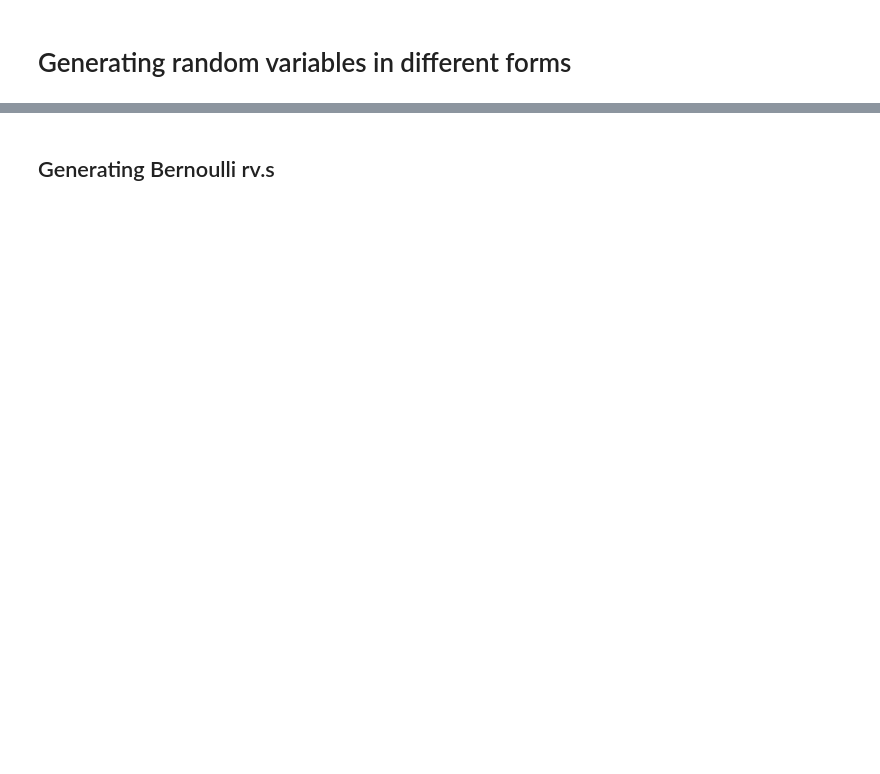
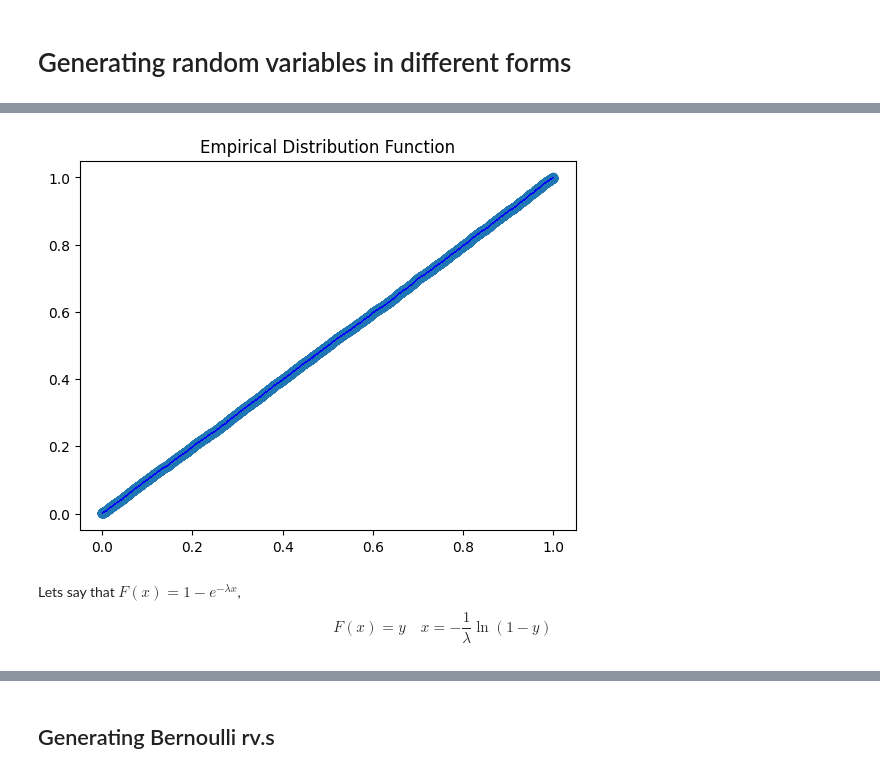
Before and after one commit to bradleybands/IDS, a Jupyter notebook: notebooks/08-GeneratingRandomVariables.ipynb, the cells around one changed output, grey strips where cells are left out. Cells and saved outputs as stored; diff of their text form; code cells hidden in the pictures; blank space fills up the shorter version.

```diff
--- a/notebooks/08-GeneratingRandomVariables.ipynb
+++ b/notebooks/08-GeneratingRandomVariables.ipynb
@@ -10,6 +10,6 @@ import numpy as np
 import matplotlib.pyplot as plt
 from Utils import discrete_histogram
 # %%
-m,a,b = (2**32, 1103515245,12345) # This is the ANSI C LCG
+a,b,m = (1103515245,12345,2**32) # This is the ANSI C LCG
 seed = 1
 np.array(linConGen(m,a,b,seed,10))/m
@@ -20,6 +24,6 @@ def random():
     seed = linConGen(m,a,b,seed,2)[1]
     return seed/m
 # %%
-unif_x = [random() for i in range(100)]
+unif_x = [random() for i in range(10000)]
 # %%
 _=plt.hist(unif_x,bins=10)
@@ -25,0 +32,10 @@ _=plt.hist(unif_x,bins=10)
+# %%
+from Utils import makeEDF,plotEDF
+plotEDF(makeEDF(unif_x))
+# %% [output]
+[figure, added]
+# %% [markdown]
+Lets say that $F(x) = 1-e^{-\lambda x}$,
+$$
+    F(x) = y \quad x = -\frac{1}{\lambda} \ln(1-y)
+$$
```
Also changed, not shown: parts of 29 cells of this notebook, 50 other files.
